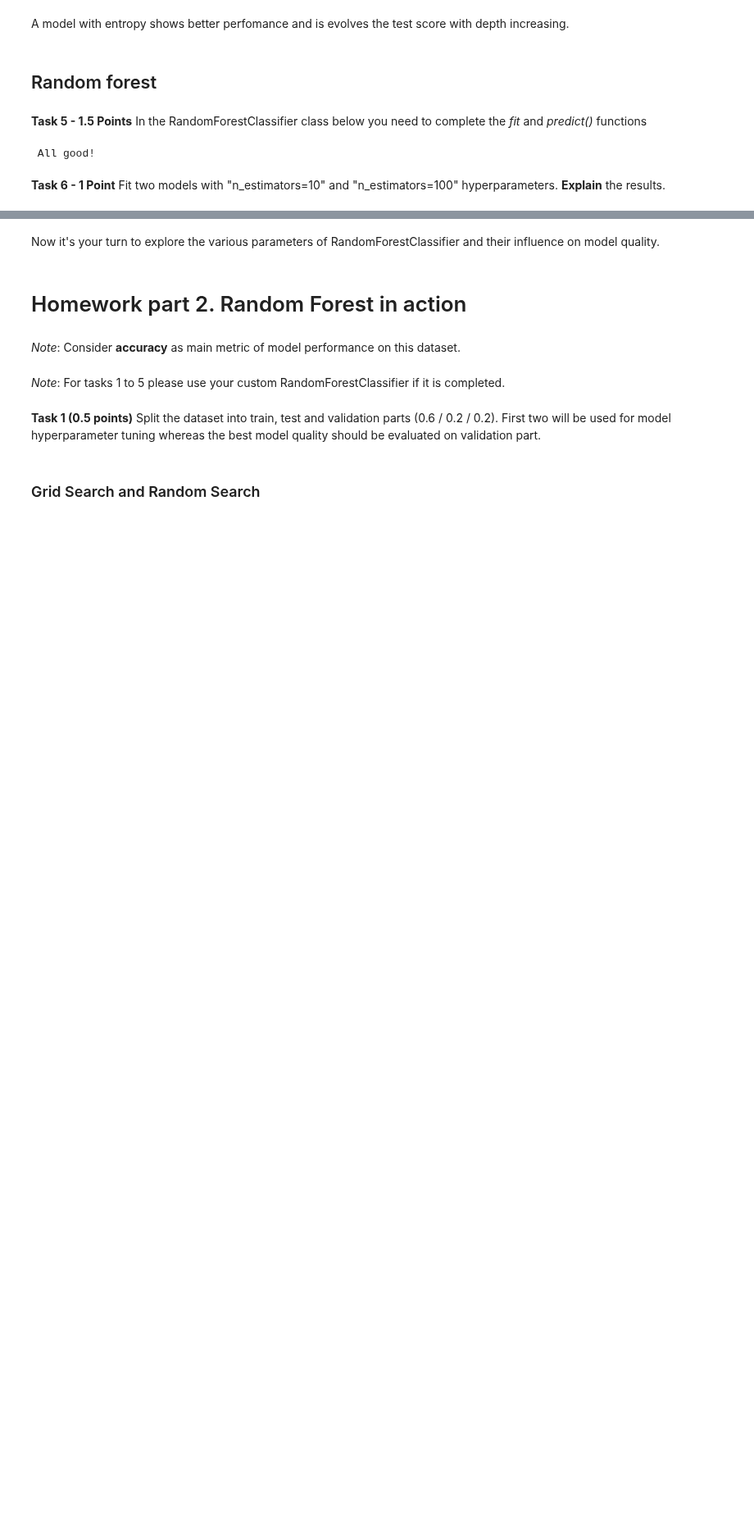
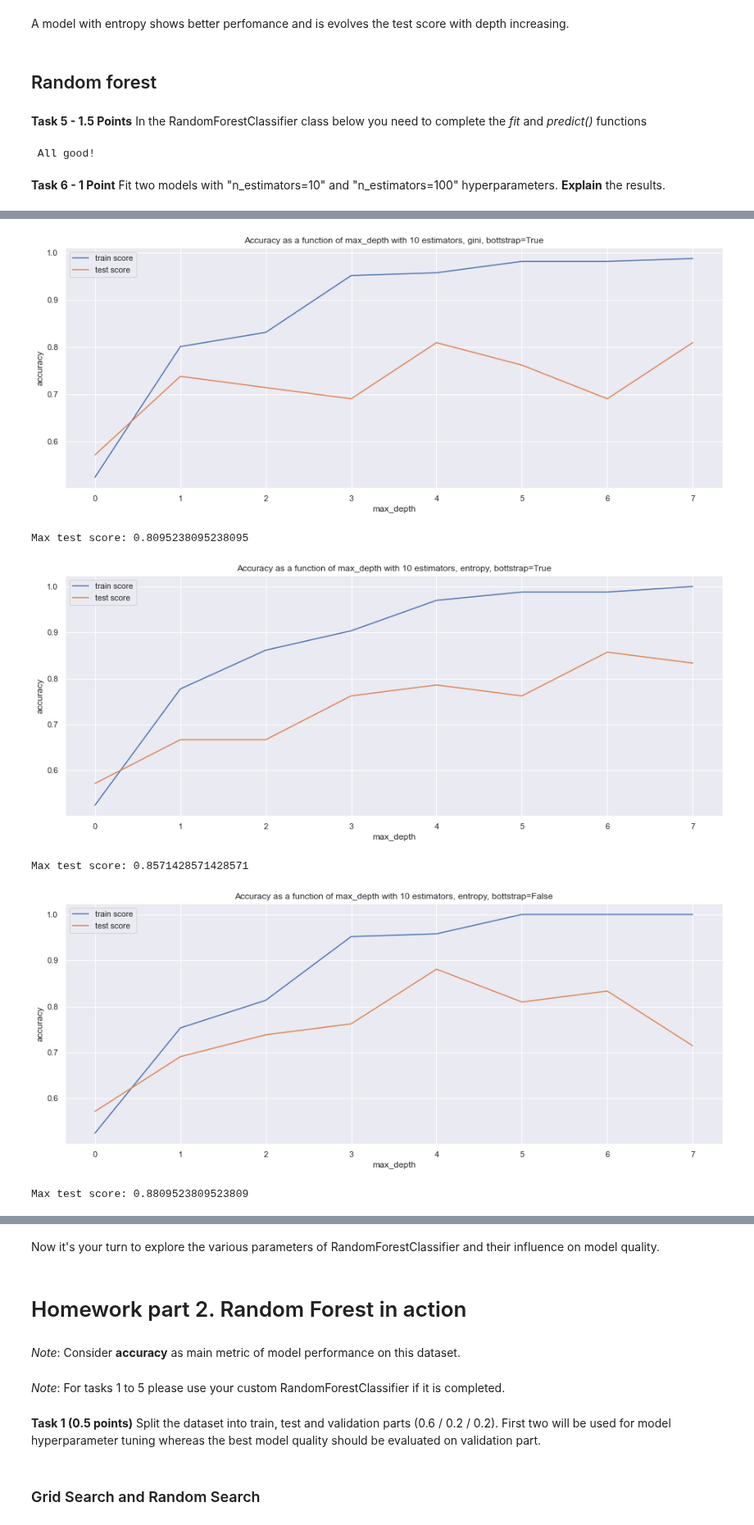
Before and after one commit to WioWio/ML-intro-Wio-2, a Jupyter notebook: rf_classifier.ipynb, the cells around one changed output, grey strips where cells are left out. Shown at 82% size. Cells and saved outputs as stored; diff of their text form; code cells hidden in the pictures; blank space fills up the shorter version.

```diff
--- a/rf_classifier.ipynb
+++ b/rf_classifier.ipynb
@@ -543,0 +555,6 @@ tests.test_random_forest(RandomForestClassifier)
+# %%
+# Your code here
+model = RandomForestClassifier(n_estimators=100,criterion='entropy')
+model.fit(X_train,y_train)
+y_pred = model.predict(X_test)
+accuracy_score(y_test, y_pred)
@@ -543,0 +563,5 @@ tests.test_random_forest(RandomForestClassifier)
+# %%
+model = RandomForestClassifier(n_estimators=100,criterion='gini')
+model.fit(X_train,y_train)
+y_pred = model.predict(X_test)
+accuracy_score(y_test, y_pred)
@@ -543,0 +570,5 @@ tests.test_random_forest(RandomForestClassifier)
+# %%
+model = RandomForestClassifier(n_estimators=100,criterion='entropy',bootstrap=False)
+model.fit(X_train,y_train)
+y_pred = model.predict(X_test)
+accuracy_score(y_test, y_pred)
@@ -543,0 +577,32 @@ tests.test_random_forest(RandomForestClassifier)
+# %%
+def plot_metrics_on_depths_2(criterion='gini',n_estimators=1,bootstrap=True):
+    max_depths, train_scores, test_scores = [], [], []
+    for max_depth in range(0, 8):
+        max_depths.append(max_depth)
+        model = RandomForestClassifier(n_estimators=n_estimators,criterion=criterion,
+                                       max_depth=max_depth,bootstrap=bootstrap)
+        model.fit(X_train, y_train)
+        train_scores.append(accuracy_score(y_train, model.predict(X_train.values)))
+        y_pred = model.predict(X_test.values)
+        test_scores.append(accuracy_score(y_test, y_pred))
+    res_metrics = pd.DataFrame(data={'train': train_scores, 'test': test_scores}, index=max_depths)
+    sns.set(rc={'figure.figsize':(16, 6)})
+    plt.plot(res_metrics['train'], label='train score')
+    plt.plot(res_metrics['test'], label='test score')
+    plt.title(f"Accuracy as a function of max_depth with {n_estimators} estimators, {criterion}, bottstrap={bootstrap}")
+    plt.xlabel('max_depth')
+    plt.ylabel('accuracy')
+    plt.legend()
+    plt.show()
+    print(f'Max test score: {res_metrics.test.max()}')
+# %%
+plot_metrics_on_depths_2(n_estimators=10)
+plot_metrics_on_depths_2(n_estimators=10,criterion='entropy')
+plot_metrics_on_depths_2(n_estimators=10,criterion='entropy',bootstrap=False)
+# %% [output]
+[figure, added]
+Max test score: 0.8095238095238095
+[figure, added]
+Max test score: 0.8571428571428571
+[figure, added]
+Max test score: 0.8809523809523809
```
Also changed, not shown: parts of 13 cells of this notebook.
